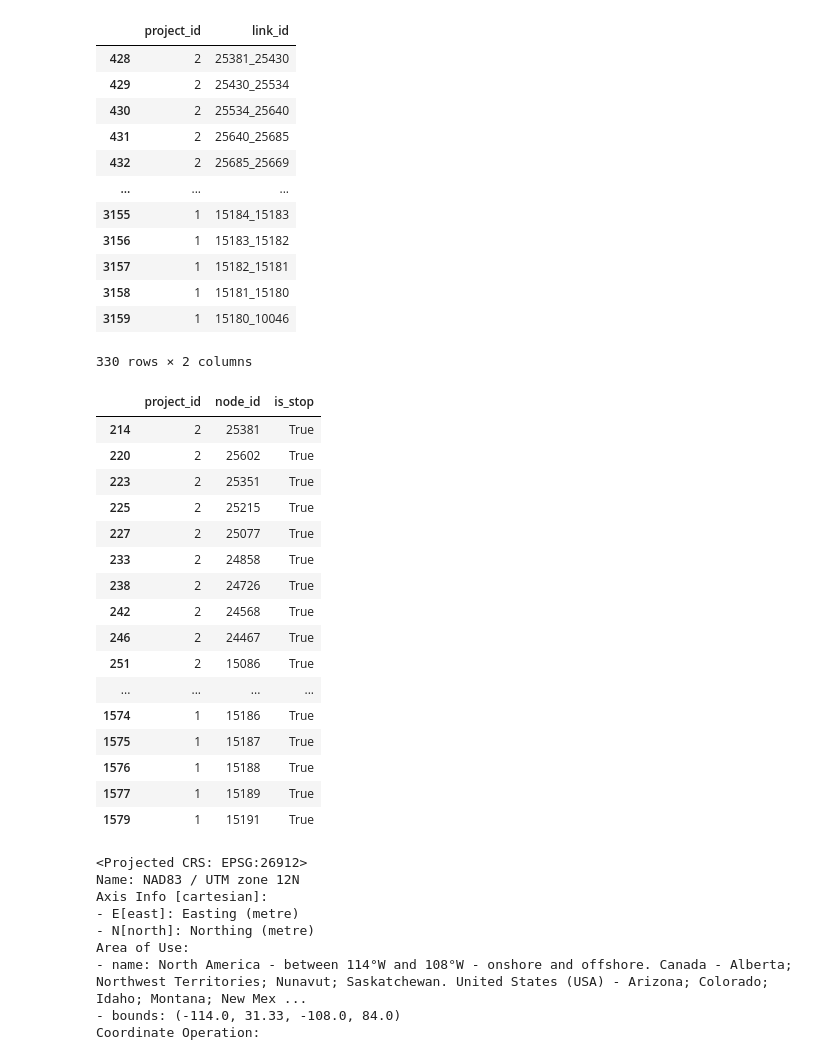
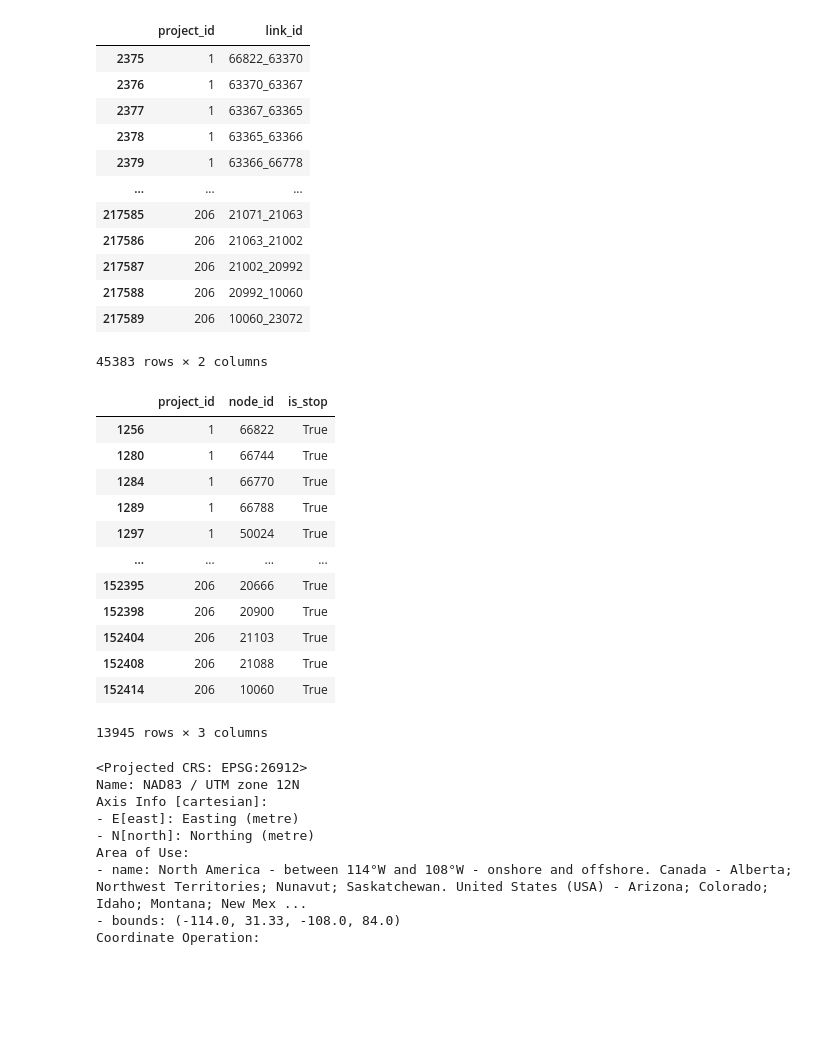
Before and after one commit to WFRCAnalytics/Wasatch-Choice-Land-Use-And-Transit-Scenario, a Jupyter notebook: 2-Prepare-Station-Areas.ipynb, the cells around one changed output. Cells and saved outputs as stored; diff of their text form; code cells hidden in the pictures; blank space fills up the shorter version.

```diff
--- a/2-Prepare-Station-Areas.ipynb
+++ b/2-Prepare-Station-Areas.ipynb
@@ -12,7 +12,8 @@ import numpy as np
 import _config
 # %%
 df_projects                     = _config.df_projects
-tdm_transit_scenario            = _config.tdm_transit_scenario
+tdm_model                       = _config.tdm_model
+tdm_transit_scenarios           = _config.tdm_transit_scenarios
 input_model_line_files_folder   = _config.input_model_line_files_folder
 input_tdm_link_shapefile_folder = _config.input_tdm_link_shapefile_folder
 tdm_link_shapefile              = _config.tdm_link_shapefile
@@ -32,52 +33,62 @@ _df_transit_lin_files_links = pd.read_csv(os.path.join(input_model_line_files_fo
 _df_transit_lin_files_lines = pd.merge(_df_transit_lin_files, _df_transit_lin_files_lines, on=['file_index'])
 _df_transit_lin_files_lines_links = pd.merge(_df_transit_lin_files_lines, _df_transit_lin_files_links, on=['file_index','name'])
 
+if df_projects.empty:
+    # Select unique model and name columns
+    df_projects = _df_transit_lin_files_lines[['name']].drop_duplicates().reset_index(drop=True)
+
+    # Create new index-based project_id starting from 1
+    df_projects['project_id'] = df_projects.index + 1
+
+    # Rename columns as specified
+    df_projects.rename(columns={'name':'project_name'}, inplace=True)
+
+    df_projects['tdm_line_name'] = df_projects['project_name']
+    df_projects['tdm_model'] = tdm_model  # add field for joining later
+    df_projects = df_projects[['project_id','project_name','tdm_model','tdm_line_name']]
+
 df_project_transit_links = pd.merge(_df_transit_lin_files_lines_links, df_projects, left_on=['model','name'], right_on=['tdm_model','tdm_line_name'])
-df_project_transit_links = df_project_transit_links[df_project_transit_links['transit_scenario']==tdm_transit_scenario]
+df_project_transit_links = df_project_transit_links[df_project_transit_links['transit_scenario'].isin(tdm_transit_scenarios)]
 df_project_transit_links = df_project_transit_links[['project_id','link_id']]
 df_project_transit_links
 # %% [output]
 |  | project_id | link_id |
-| 428 | 2 | 25381_25430 |
-| 429 | 2 | 25430_25534 |
-| 430 | 2 | 25534_25640 |
-| 431 | 2 | 25640_25685 |
-| 432 | 2 | 25685_25669 |
+| 2375 | 1 | 66822_63370 |
+| 2376 | 1 | 63370_63367 |
+| 2377 | 1 | 63367_63365 |
+| 2378 | 1 | 63365_63366 |
+| 2379 | 1 | 63366_66778 |
 | ... | ... | ... |
-| 3155 | 1 | 15184_15183 |
-| 3156 | 1 | 15183_15182 |
-| 3157 | 1 | 15182_15181 |
-| 3158 | 1 | 15181_15180 |
-| 3159 | 1 | 15180_10046 |
+| 217585 | 206 | 21071_21063 |
+| 217586 | 206 | 21063_21002 |
+| 217587 | 206 | 21002_20992 |
+| 217588 | 206 | 20992_10060 |
+| 217589 | 206 | 10060_23072 |
-330 rows × 2 columns
+45383 rows × 2 columns
 # %%
 _df_transit_lin_files_nodes = pd.read_csv(os.path.join(input_model_line_files_folder, 'nodes.csv'))
 _df_transit_lin_files_lines_nodes = pd.merge(_df_transit_lin_files_lines, _df_transit_lin_files_nodes, on=['file_index','name'])
 
 df_project_transit_nodes = pd.merge(_df_transit_lin_files_lines_nodes, df_projects, left_on=['model','name'], right_on=['tdm_model','tdm_line_name'])
-df_project_transit_nodes = df_project_transit_nodes[df_project_transit_nodes['transit_scenario']==tdm_transit_scenario]
+df_project_transit_nodes = df_project_transit_nodes[df_project_transit_nodes['transit_scenario'].isin(tdm_transit_scenarios)]
 df_project_transit_nodes = df_project_transit_nodes[df_project_transit_nodes['is_stop']==True]
 df_project_transit_nodes = df_project_transit_nodes[['project_id','node_id','is_stop']]
 
 df_project_transit_nodes
 # %% [output]
 |  | project_id | node_id | is_stop |
-| 214 | 2 | 25381 | True |
-| 220 | 2 | 25602 | True |
-| 223 | 2 | 25351 | True |
-| 225 | 2 | 25215 | True |
-| 227 | 2 | 25077 | True |
-| 233 | 2 | 24858 | True |
-| 238 | 2 | 24726 | True |
-| 242 | 2 | 24568 | True |
-| 246 | 2 | 24467 | True |
-| 251 | 2 | 15086 | True |
+| 1256 | 1 | 66822 | True |
+| 1280 | 1 | 66744 | True |
+| 1284 | 1 | 66770 | True |
+| 1289 | 1 | 66788 | True |
+| 1297 | 1 | 50024 | True |
 | ... | ... | ... | ... |
-| 1574 | 1 | 15186 | True |
-| 1575 | 1 | 15187 | True |
-| 1576 | 1 | 15188 | True |
-| 1577 | 1 | 15189 | True |
-| 1579 | 1 | 15191 | True |
+| 152395 | 206 | 20666 | True |
+| 152398 | 206 | 20900 | True |
+| 152404 | 206 | 21103 | True |
+| 152408 | 206 | 21088 | True |
+| 152414 | 206 | 10060 | True |
+13945 rows × 3 columns
 # %%
 # Read the shapefile
 gdf_tdm_link = gpd.read_file(os.path.join(input_tdm_link_shapefile_folder, tdm_link_shapefile))
```
Also changed, not shown: parts of 22 cells of this notebook, 35 other files.
